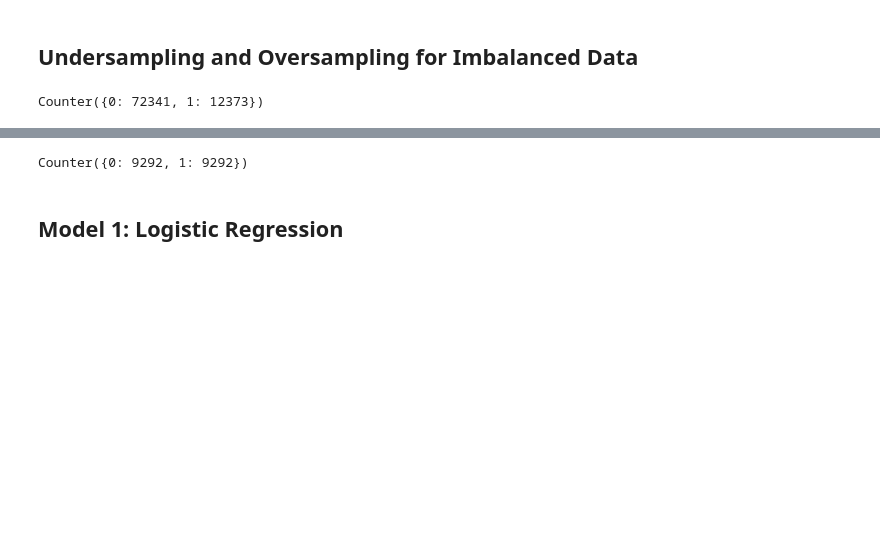
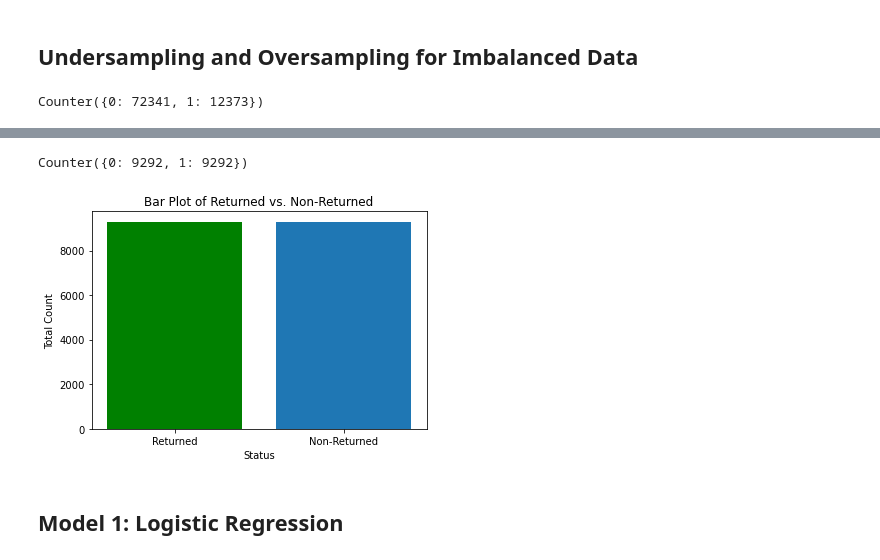
Before and after one commit to s-callejo/AI-Academy-capstone-project-team2, a Jupyter notebook: index-Copy1.ipynb, the cells around one changed output, grey strips where cells are left out. Drawn from its saved outputs; the diff is of its cells as text; code cells hidden in the pictures; blank space fills up the shorter version.

```diff
--- a/index-Copy1.ipynb
+++ b/index-Copy1.ipynb
@@ -423,14 +447,28 @@ Counter({0: 54243, 1: 54243})
 # %%
 from imblearn.under_sampling import RandomUnderSampler
 
 # define undersample strategy
 undersample = RandomUnderSampler(sampling_strategy='majority', random_state=125)
 # fit and apply the transform
 Xu_train, yu_train = undersample.fit_resample(X_train, y_train)
 # summarize class distribution
 print(Counter(yu_train))
+
+counts3 = yu_train.value_counts()
+plt.bar(counts3.index,
+       counts3.values)
+
+plt.gca().patches[1].set_facecolor('green')
+
+plt.xlabel('Status')
+plt.ylabel('Total Count')
+plt.title('Bar Plot of Returned vs. Non-Returned')
+plt.xticks(counts3.index,
+          ['Non-Returned', 'Returned'])
+plt.show()
 # %% [output]
 Counter({0: 9292, 1: 9292})
+[figure, added]
 # %% [markdown]
 ## Model 1: Logistic Regression
 # %% [markdown]
```
Also changed, not shown: parts of 4 cells of this notebook, 1 other file.
